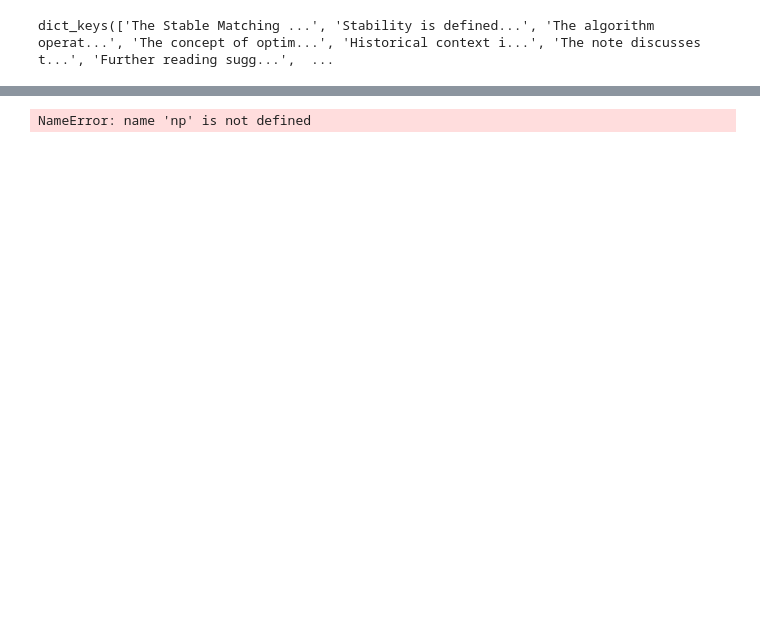
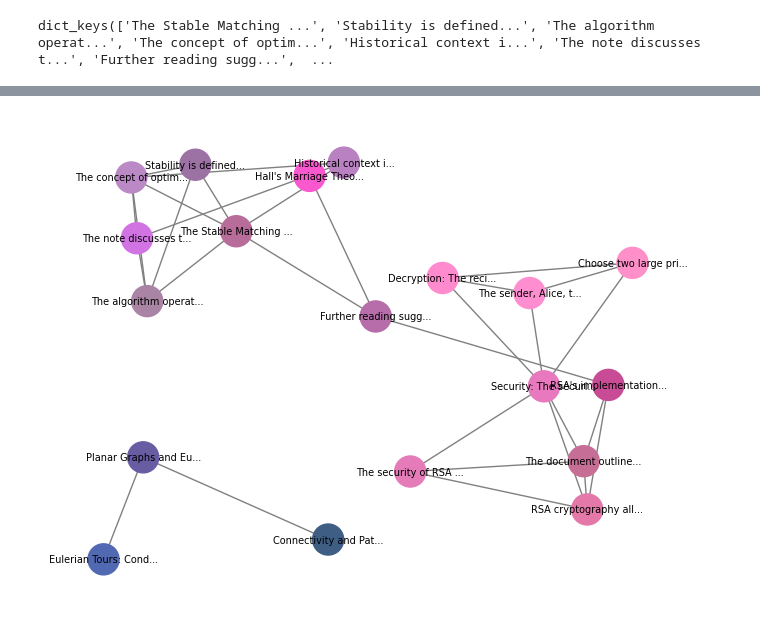
Before and after one commit to wry0313/treehacks, a Jupyter notebook: Vector Embedding/intersystem_vector_search_large_graph.ipynb, the cells around one changed output, grey strips where cells are left out. Saved outputs shown, nothing was run; the diff lists cells and outputs as text; code cells hidden in the pictures; blank space fills up the shorter version.

```diff
--- a/Vector Embedding/intersystem_vector_search_large_graph.ipynb
+++ b/Vector Embedding/intersystem_vector_search_large_graph.ipynb
@@ -208,34 +208,46 @@ plt.show()
-# %%
-# Step 1: Assign a random RGB color to each node
-node_colors = {node: [random.random() for _ in range(3)] for node in G.nodes()}
-
-# Step 2 & 3: Calculate the average color for each node based on up to 2 connections away
-def average_color(node, G, node_colors):
-    colors = np.array(node_colors[node])
-    neighbors_lvl_1 = list(G.neighbors(node))
-    neighbors_lvl_2 = []
-    for n in neighbors_lvl_1:
-        neighbors_lvl_2.extend(G.neighbors(n))
-    all_neighbors = set(neighbors_lvl_1 + neighbors_lvl_2)
-    if node in all_neighbors:
-        all_neighbors.remove(node)  # Remove the node itself if present
-    for neighbor in all_neighbors:
-        colors = np.vstack([colors, node_colors[neighbor]])
-    return np.mean(colors, axis=0)
-
-# Update node colors with the averaged color
-updated_colors = {node: average_color(node, G, node_colors) for node in G.nodes()}
-values = [updated_colors[node] for node in G.nodes()]
-
-# Use the spring layout
-pos = nx.spring_layout(G, k=0.5, iterations=20)
-
-# Draw the graph with updated colors
-nx.draw(G, pos, with_labels=True, node_color=values, edge_color='gray', node_size=2000, font_size=16)
-
-plt.show()
-# %% [output]
-NameError: name 'np' is not defined
+# %%
+G = nx.Graph()
+
+# Add edges
+for node, neighbors in adjacency_list.items():
+    for neighbor in neighbors:
+        G.add_edge(node, neighbor)
+
+# Generate a random color for each node
+node_colors = {node: [random.random() for _ in range(3)] for node in G.nodes()}
+
+# Function to average colors
+def average_color(colors):
+    avg = np.mean(colors, axis=0)
+    # Lighten the color by blending with white
+    lighten_factor = 0.1  # Adjust to make lighter, closer to 1 makes it lighter
+    lightened_avg = avg + (np.array([1, 1, 1]) - avg) * lighten_factor
+    # Make color more vibrant by ensuring it is not too close to gray
+    vibrancy_factor = 0.6  # Adjust for more vibrant colors, higher values increase vibrancy
+    vibrant_avg = lightened_avg + (lightened_avg - 0.5) * vibrancy_factor
+    return np.clip(vibrant_avg, 0, 1)  # Ensure values stay within valid range
+
+# Update colors by averaging with neighbors up to 2 connections away
+for node in G.nodes():
+    neighbors_1 = list(G.neighbors(node))  # First level neighbors
+    neighbors_2 = []  # Second level neighbors
+    for neighbor in neighbors_1:
+        neighbors_2.extend(G.neighbors(neighbor))
+    # Combine, remove duplicates and self
+    all_neighbors = set(neighbors_1 + neighbors_2) - {node}
+    all_colors = [node_colors[node]] + [node_colors[neighbor] for neighbor in all_neighbors]
+    node_colors[node] = average_color(all_colors)
+
+# Use the spring layout
+pos = nx.spring_layout(G, k=0.5, iterations=20)
+
+# Draw the graph using the lightened and vibrant colors
+nx.draw(G, pos, with_labels=True, node_color=[node_colors[node] for node in G.nodes()], edge_color='gray', node_size=500, font_size=7)
+
+# Show plot
+plt.show()
+# %% [output]
+[figure, added]
 # %%
 print(adjacency_list)
 # %% [output]
```
Also changed, not shown: parts of 10 cells of this notebook, 3 other files.
